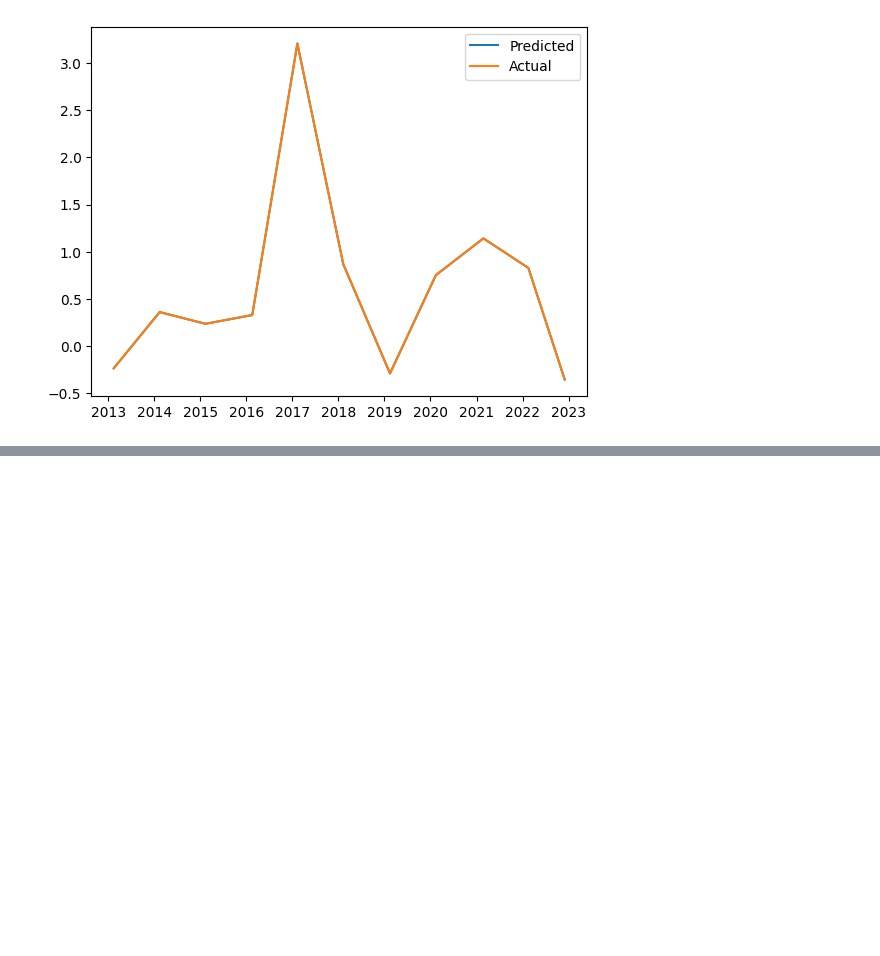
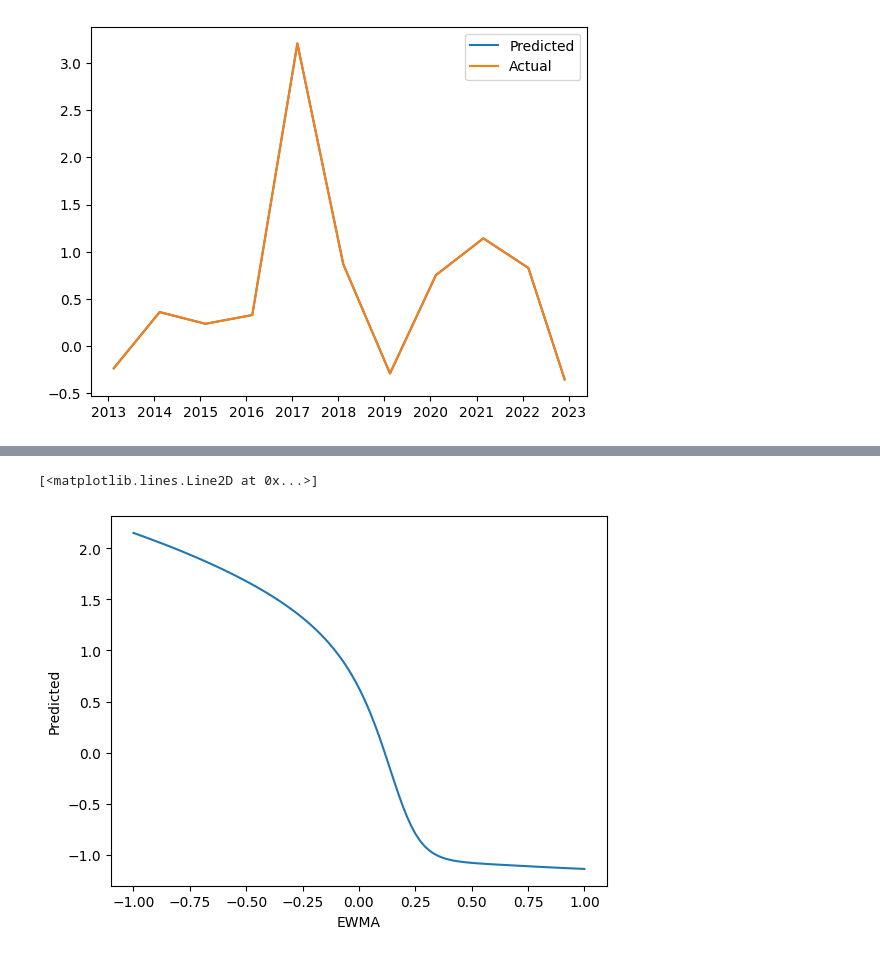
Before and after one commit to aliencaocao/wharton-comp, a Jupyter notebook: return regression.ipynb, the cells around one changed output, grey strips where cells are left out. Cells and saved outputs as stored; diff of their text form; code cells hidden in the pictures; blank space fills up the shorter version.

Commit message:
Plot variable inputs against prediction for nvidia model

```diff
--- a/return regression.ipynb
+++ b/return regression.ipynb
@@ -219,3 +219,11 @@ plt.legend(['Predicted', 'Actual'])
 1/1 [==============================] - 0s 322ms/step
 <matplotlib.legend.Legend at 0x...>
 [figure]
+# %%
+# Plotting relationships
+pred_inputs['EWMA'] = 0.19366
+pred_inputs['CAPM'] = 0.16478
+pred_inputs['DCF'] = -0.22877
+pred_inputs['Comps'] = -0.29484
+pred_inputs['VIX'] = 25.94792
+pred = model.predict(pred_inputs)[0][0]
@@ -221,0 +232,25 @@ plt.legend(['Predicted', 'Actual'])
+# %%
+import numpy as np
+EWMA_range = np.linspace(-1, 1, 100)
+CAPM_range = np.linspace(0, 0.3, 100)
+DCF_range = np.linspace(-0.5, 0.5, 100)
+Comps_range = np.linspace(-0.5, 0.5, 100)
+VIX_range = np.linspace(0, 45, 100)
+
+pred_inputs['EWMA'] = 0.19366
+pred_inputs['CAPM'] = 0.16478
+pred_inputs['DCF'] = -0.22877
+pred_inputs['Comps'] = -0.29484
+pred_inputs['VIX'] = 25.94792
+
+preds = []
+for EWMA in EWMA_range:
+    pred_inputs['EWMA'] = EWMA
+    pred = model.predict(pred_inputs, verbose=0)[0][0]
+    preds.append(pred)
+plt.xlabel('EWMA')
+plt.ylabel('Predicted')
+plt.plot(EWMA_range, preds)
+# %% [output]
+[<matplotlib.lines.Line2D at 0x...>]
+[figure, added]
```
Also changed, not shown: parts of 5 cells of this notebook.
